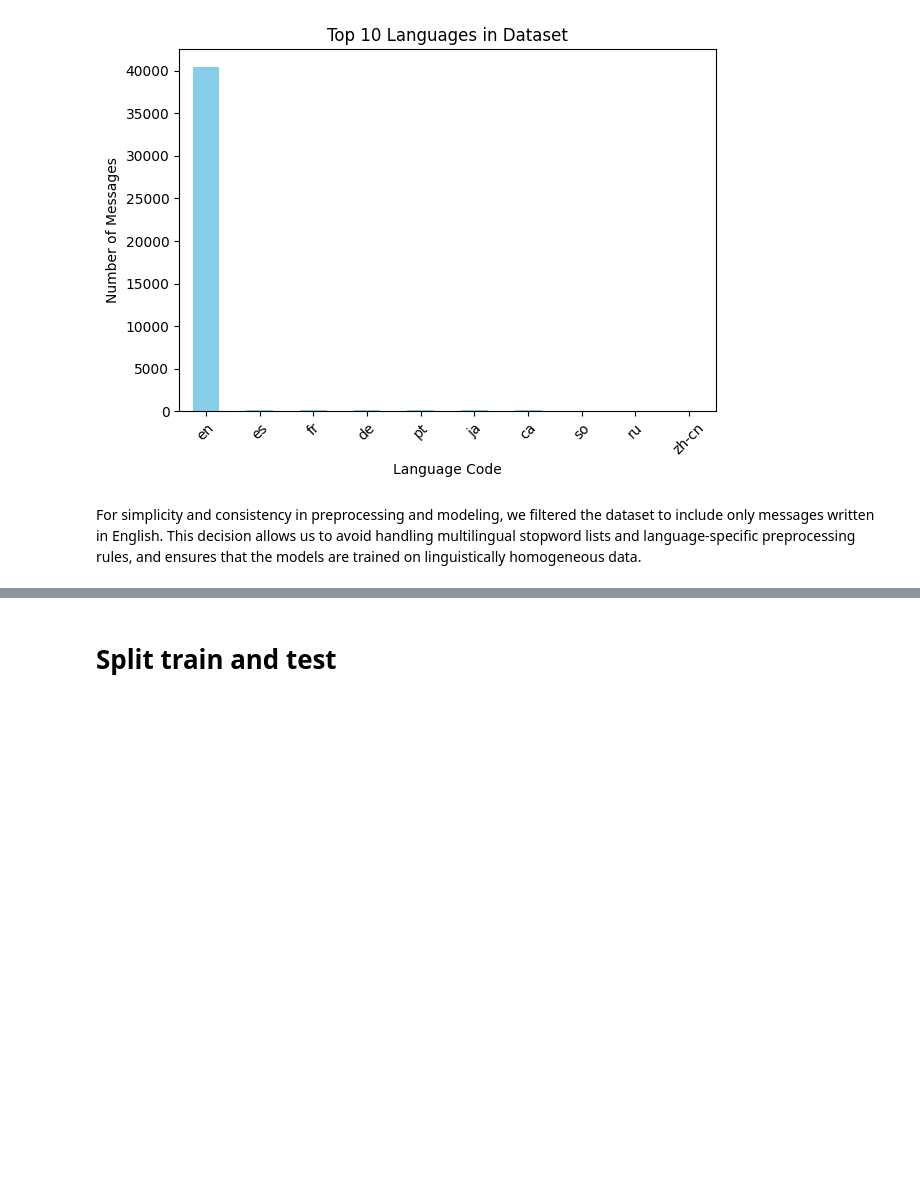
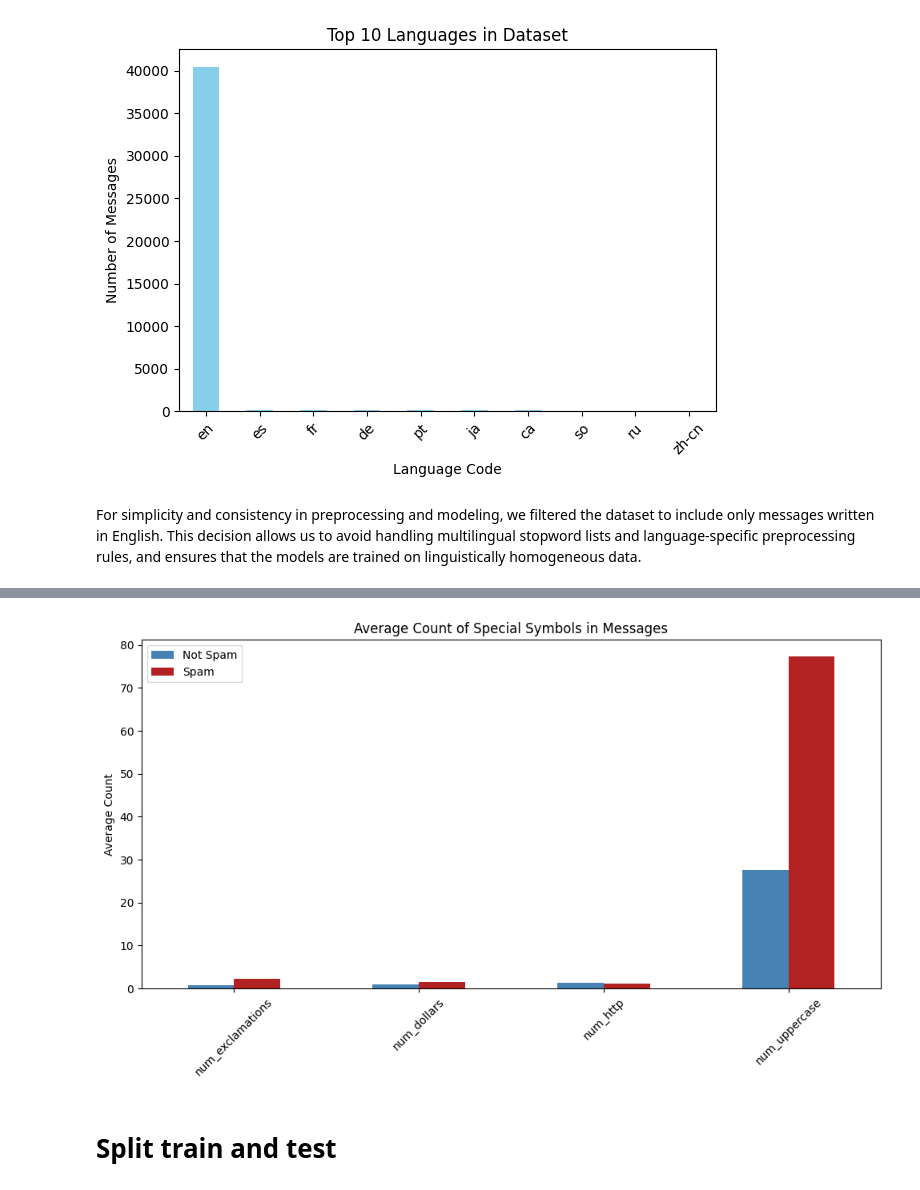
Before and after one commit to keitaVigano/tm4spam, a Jupyter notebook: notebooks/preprocessing.ipynb, the cells around one changed output, grey strips where cells are left out. Saved outputs shown, nothing was run; the diff lists cells and outputs as text; code cells hidden in the pictures; blank space fills up the shorter version.

```diff
--- a/notebooks/preprocessing.ipynb
+++ b/notebooks/preprocessing.ipynb
@@ -139,3 +213,24 @@ For simplicity and consistency in preprocessing and modeling, we filtered the da
+# %%
+import pandas as pd
+import matplotlib.pyplot as plt
+
+df["num_exclamations"] = df["text"].str.count("!")
+df["num_dollars"] = df["text"].str.count("\$")
+df["num_http"] = df["text"].str.count(r"http\S*")
+df["num_uppercase"] = df["text"].apply(lambda x: sum(1 for c in str(x) if c.isupper()))
+
+features = ["num_exclamations", "num_dollars", "num_http", "num_uppercase"]
+mean_values = df.groupby("is_spam")[features].mean().T
+mean_values.columns = ["Not Spam", "Spam"]
+
+mean_values.plot(kind="bar", figsize=(10, 6), color=["steelblue", "firebrick"])
+plt.title("Average Count of Special Symbols in Messages")
+plt.ylabel("Average Count")
+plt.xticks(rotation=45)
+plt.tight_layout()
+plt.show()
+# %% [output]
+[figure, added]
 # %% [markdown]
 # Split train and test
 # %%
```
Also changed, not shown: parts of 6 cells of this notebook.
